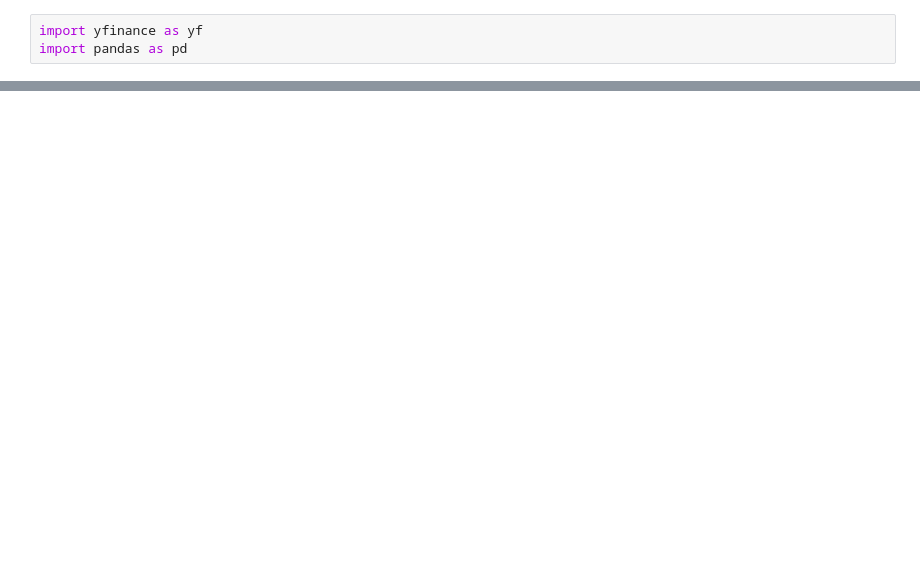
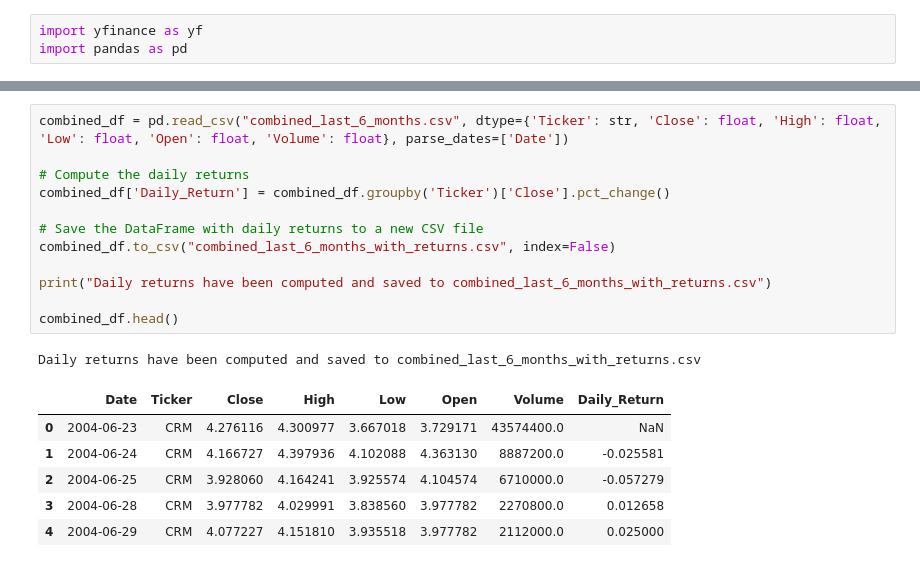
Before and after one commit to albertoHdzE/GWP_1, a Jupyter notebook: 04_Empirical_analysis_ETF.ipynb, the cells around one changed output, grey strips where cells are left out. Cells and saved outputs as stored; diff of their text form; blank space fills up the shorter version.

```diff
--- a/04_Empirical_analysis_ETF.ipynb
+++ b/04_Empirical_analysis_ETF.ipynb
@@ -107,0 +127,20 @@ Data has been saved to xlre_top_30_last_6_months.csv
+# %%
+combined_df = pd.read_csv("combined_last_6_months.csv", dtype={'Ticker': str, 'Close': float, 'High': float, 'Low': float, 'Open': float, 'Volume': float}, parse_dates=['Date'])
+
+# Compute the daily returns
+combined_df['Daily_Return'] = combined_df.groupby('Ticker')['Close'].pct_change()
+
+# Save the DataFrame with daily returns to a new CSV file
+combined_df.to_csv("combined_last_6_months_with_returns.csv", index=False)
+
+print("Daily returns have been computed and saved to combined_last_6_months_with_returns.csv")
+
+combined_df.head()
+# %% [output]
+Daily returns have been computed and saved to combined_last_6_months_with_returns.csv
+|  | Date | Ticker | Close | High | Low | Open | Volume | Daily_Return |
+| 0 | 2004-06-23 | CRM | 4.276116 | 4.300977 | 3.667018 | 3.729171 | 43574400.0 | NaN |
+| 1 | 2004-06-24 | CRM | 4.166727 | 4.397936 | 4.102088 | 4.363130 | 8887200.0 | -0.025581 |
+| 2 | 2004-06-25 | CRM | 3.928060 | 4.164241 | 3.925574 | 4.104574 | 6710000.0 | -0.057279 |
+| 3 | 2004-06-28 | CRM | 3.977782 | 4.029991 | 3.838560 | 3.977782 | 2270800.0 | 0.012658 |
+| 4 | 2004-06-29 | CRM | 4.077227 | 4.151810 | 3.935518 | 3.977782 | 2112000.0 | 0.025000 |
```
Also changed, not shown: parts of 7 cells of this notebook, 1 other file.
